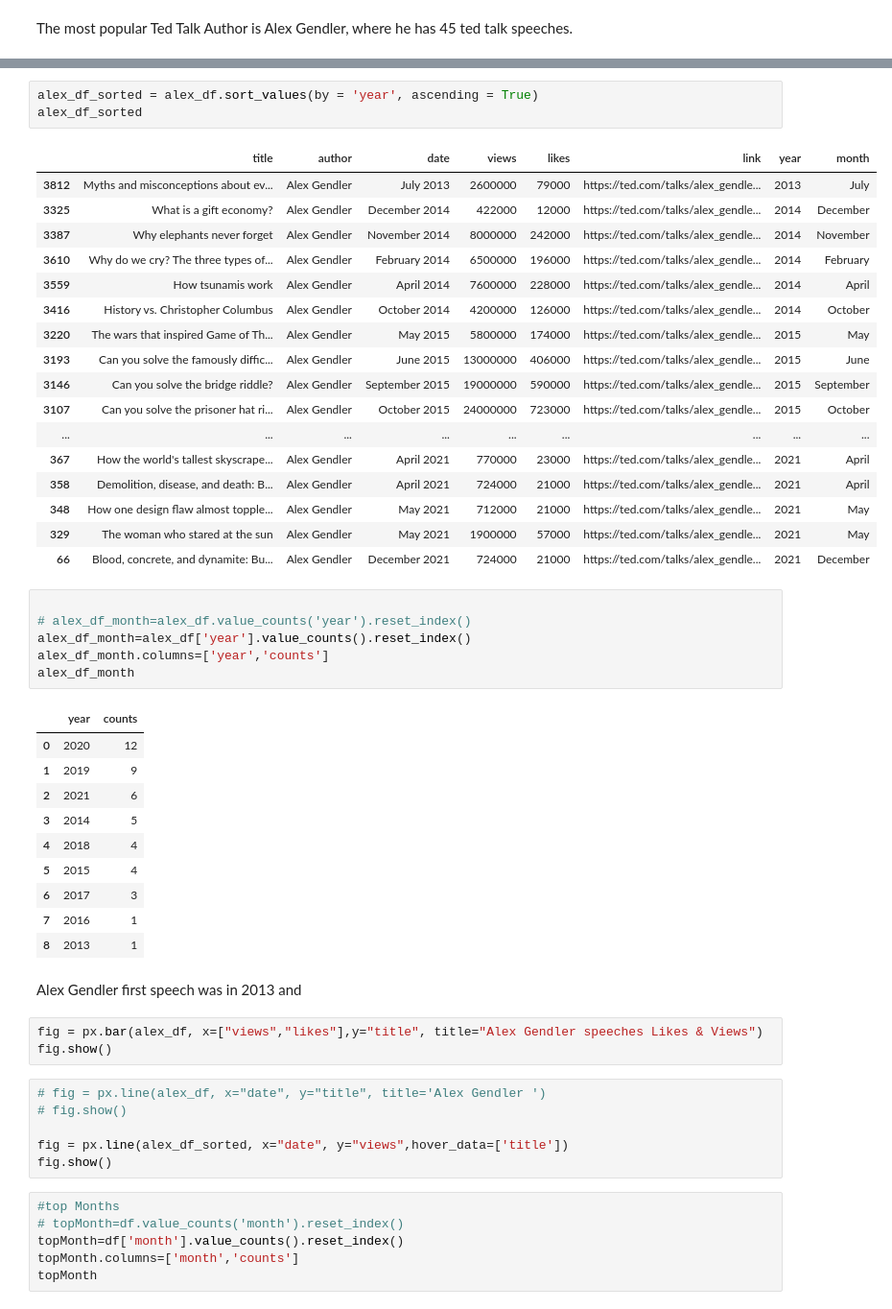
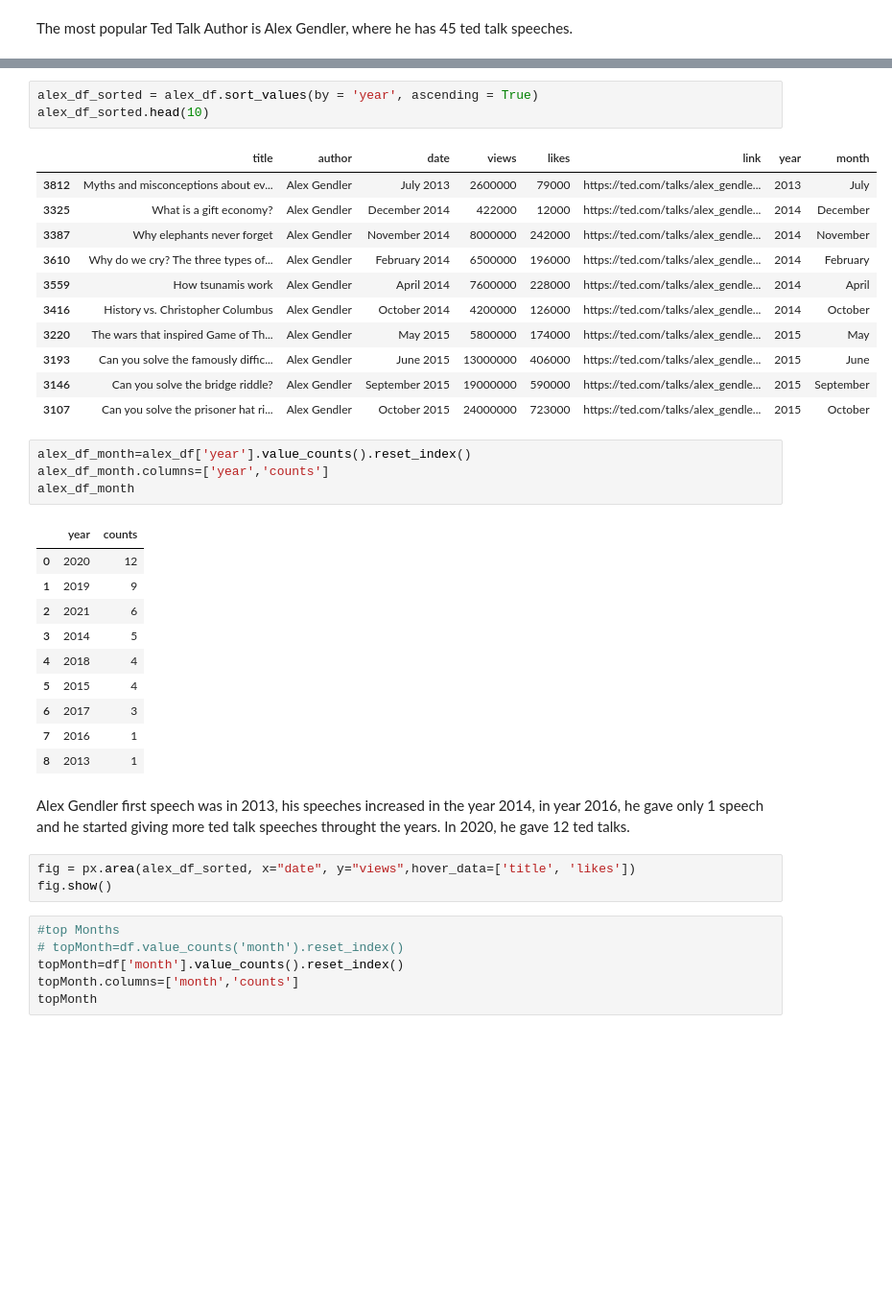
Before and after one commit to Rawanalmobarak/Ted-Talk, a Jupyter notebook: Ted_Talks.ipynb, the cells around one changed output, grey strips where cells are left out. Shown: that part at 96% size. Cells and saved outputs as stored; diff of their text form; blank space fills up the shorter version.

```diff
--- a/Ted_Talks.ipynb
+++ b/Ted_Talks.ipynb
@@ -244,27 +240,19 @@ alex_df
 # %%
 alex_df_sorted = alex_df.sort_values(by = 'year', ascending = True)
-alex_df_sorted
+alex_df_sorted.head(10)
 # %% [output]
 |  | title | author | date | views | likes | link | year | month |
 | 3812 | Myths and misconceptions about ev... | Alex Gendler | July 2013 | 2600000 | 79000 | https://ted.com/talks/alex_gendle... | 2013 | July |
 | 3325 | What is a gift economy? | Alex Gendler | December 2014 | 422000 | 12000 | https://ted.com/talks/alex_gendle... | 2014 | December |
 | 3387 | Why elephants never forget | Alex Gendler | November 2014 | 8000000 | 242000 | https://ted.com/talks/alex_gendle... | 2014 | November |
 | 3610 | Why do we cry? The three types of... | Alex Gendler | February 2014 | 6500000 | 196000 | https://ted.com/talks/alex_gendle... | 2014 | February |
 | 3559 | How tsunamis work | Alex Gendler | April 2014 | 7600000 | 228000 | https://ted.com/talks/alex_gendle... | 2014 | April |
 | 3416 | History vs. Christopher Columbus | Alex Gendler | October 2014 | 4200000 | 126000 | https://ted.com/talks/alex_gendle... | 2014 | October |
 | 3220 | The wars that inspired Game of Th... | Alex Gendler | May 2015 | 5800000 | 174000 | https://ted.com/talks/alex_gendle... | 2015 | May |
 | 3193 | Can you solve the famously diffic... | Alex Gendler | June 2015 | 13000000 | 406000 | https://ted.com/talks/alex_gendle... | 2015 | June |
 | 3146 | Can you solve the bridge riddle? | Alex Gendler | September 2015 | 19000000 | 590000 | https://ted.com/talks/alex_gendle... | 2015 | September |
 | 3107 | Can you solve the prisoner hat ri... | Alex Gendler | October 2015 | 24000000 | 723000 | https://ted.com/talks/alex_gendle... | 2015 | October |
-| ... | ... | ... | ... | ... | ... | ... | ... | ... |
-| 367 | How the world's tallest skyscrape... | Alex Gendler | April 2021 | 770000 | 23000 | https://ted.com/talks/alex_gendle... | 2021 | April |
-| 358 | Demolition, disease, and death: B... | Alex Gendler | April 2021 | 724000 | 21000 | https://ted.com/talks/alex_gendle... | 2021 | April |
-| 348 | How one design flaw almost topple... | Alex Gendler | May 2021 | 712000 | 21000 | https://ted.com/talks/alex_gendle... | 2021 | May |
-| 329 | The woman who stared at the sun | Alex Gendler | May 2021 | 1900000 | 57000 | https://ted.com/talks/alex_gendle... | 2021 | May |
-| 66 | Blood, concrete, and dynamite: Bu... | Alex Gendler | December 2021 | 724000 | 21000 | https://ted.com/talks/alex_gendle... | 2021 | December |
 # %%
-
-# alex_df_month=alex_df.value_counts('year').reset_index()
 alex_df_month=alex_df['year'].value_counts().reset_index()
 alex_df_month.columns=['year','counts']
 alex_df_month
@@ -279,17 +267,13 @@ alex_df_month
 | 6 | 2017 | 3 |
 | 7 | 2016 | 1 |
 | 8 | 2013 | 1 |
-# %% [markdown]
-Alex Gendler first speech was in 2013 and
+# %% [markdown]
+Alex Gendler first speech was in 2013, his speeches increased in the year 2014,
+in year 2016, he gave only 1 speech
+and he started giving more ted talk speeches throught the years. In 2020, he gave 12 ted talks.
 # %%
-fig = px.bar(alex_df, x=["views","likes"],y="title", title="Alex Gendler speeches Likes & Views")
+fig = px.area(alex_df_sorted, x="date", y="views",hover_data=['title', 'likes'])
 fig.show()
-# %%
-# fig = px.line(alex_df, x="date", y="title", title='Alex Gendler ')
-# fig.show()
-
-fig = px.line(alex_df_sorted, x="date", y="views",hover_data=['title'])
-fig.show()
 # %%
 #top Months
 # topMonth=df.value_counts('month').reset_index()
```
Also changed, not shown: parts of 2 cells of this notebook.
